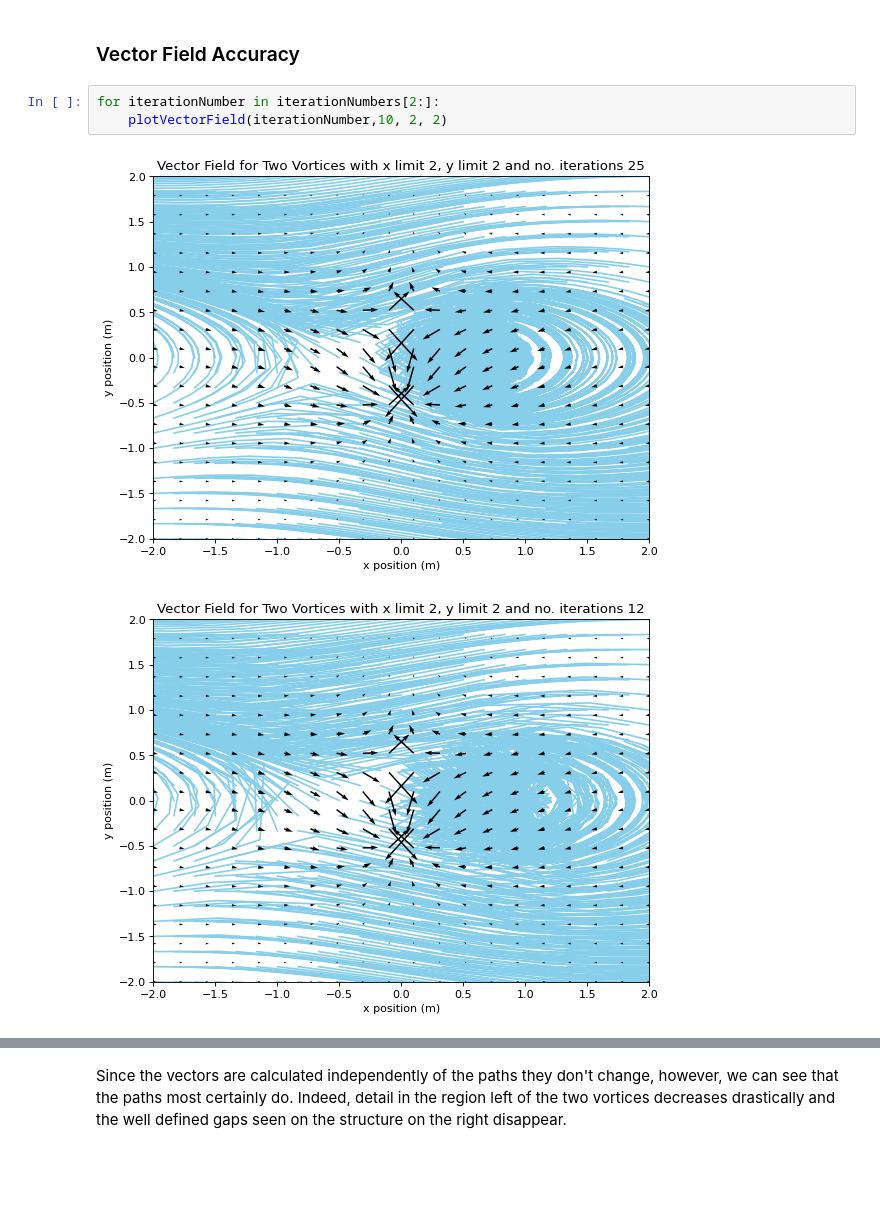
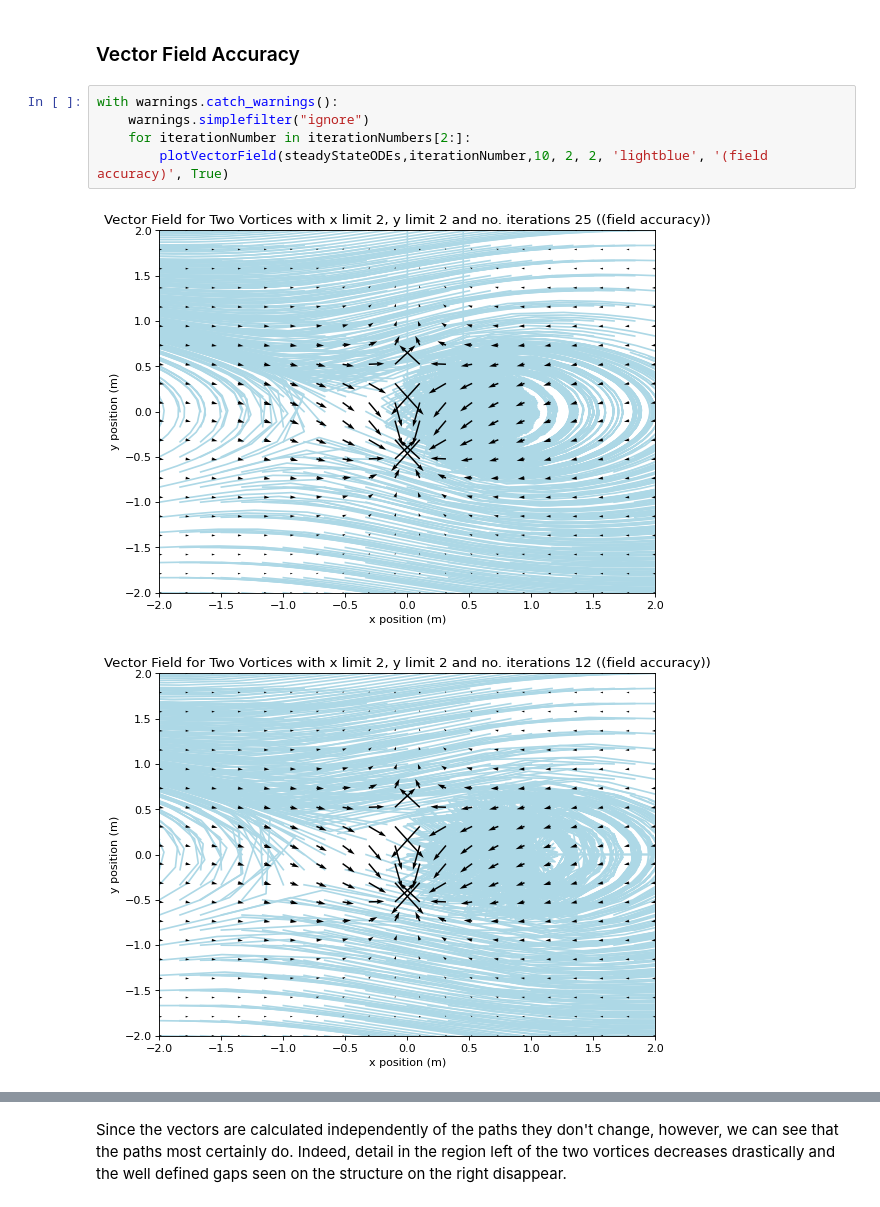
Before and after one commit to jackmiller2003/chaotic-advection-and-blinking-vortices, a Jupyter notebook: Chaotic Advection and Blinking Vortices.ipynb, the cells around one changed output, grey strips where cells are left out. Cells and saved outputs as stored; diff of their text form; blank space fills up the shorter version.

```diff
--- a/Chaotic Advection and Blinking Vortices.ipynb
+++ b/Chaotic Advection and Blinking Vortices.ipynb
@@ -175,8 +177,10 @@ As we can see as the time step increases, the accuracy of results appears to go
 # %% [markdown]
 ### Vector Field Accuracy
 # %%
-for iterationNumber in iterationNumbers[2:]:
-    plotVectorField(iterationNumber,10, 2, 2)
+with warnings.catch_warnings():
+    warnings.simplefilter("ignore")
+    for iterationNumber in iterationNumbers[2:]:
+        plotVectorField(steadyStateODEs,iterationNumber,10, 2, 2, 'lightblue', '(field accuracy)', True)
 # %% [output]
-[figure, old version]
+[figure, new version]
-[figure, old version]
+[figure, new version]
```
Also changed, not shown: parts of 11 cells of this notebook, 1 other file.
